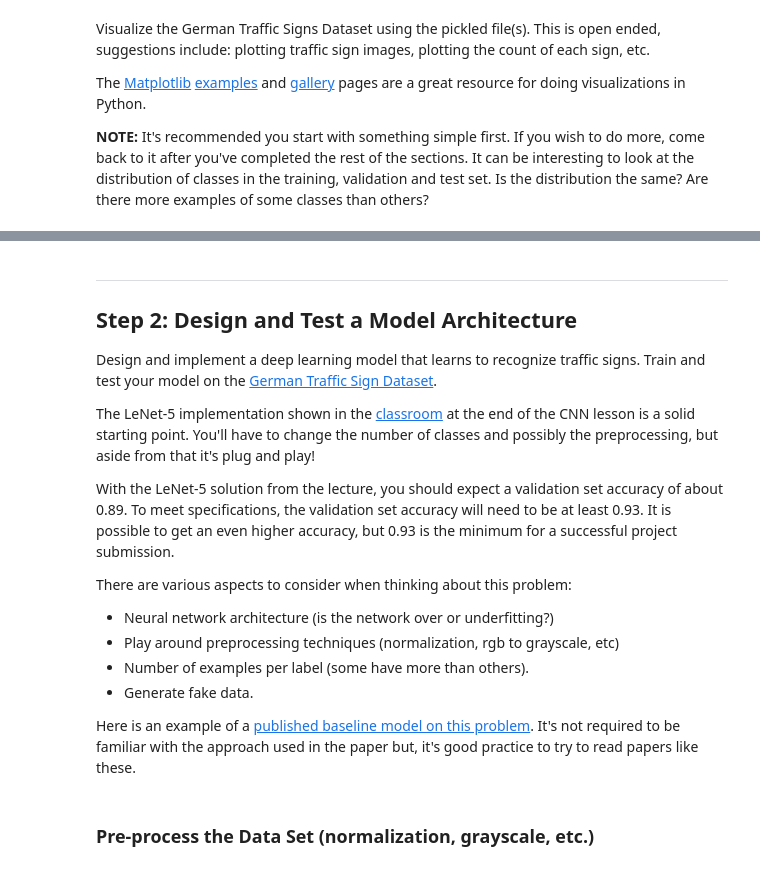
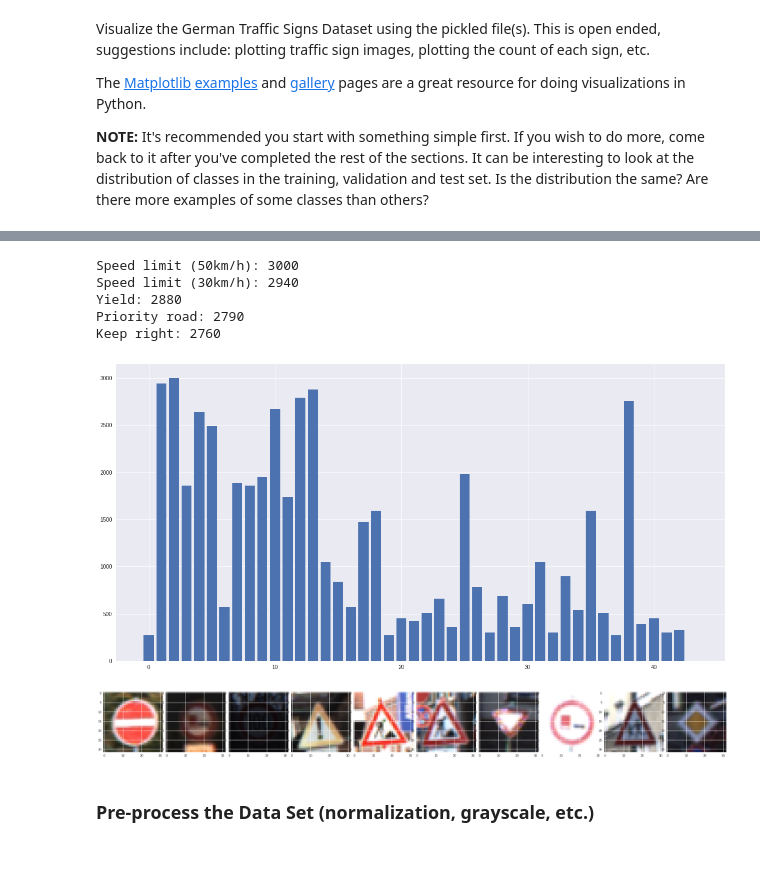
Before and after one commit to yhung119/German_Traffic_Signs_Classification, a Jupyter notebook: Traffic_Sign_Classifier.ipynb, the cells around one changed output, grey strips where cells are left out. Saved outputs shown, nothing was run; the diff lists cells and outputs as text; code cells hidden in the pictures.

```diff
--- a/Traffic_Sign_Classifier.ipynb
+++ b/Traffic_Sign_Classifier.ipynb
@@ -42,6 +42,22 @@ with open(testing_file, mode='rb') as f:
 X_train, y_train = train['features'], train['labels']
 X_valid, y_valid = valid['features'], valid['labels']
 X_test, y_test = test['features'], test['labels']
+# %%
+import numpy as np
+# combine training and validation data
+
+
+X_combine, y_combine = np.concatenate((X_train, X_valid), axis=0), np.concatenate((y_train, y_valid), axis=0)
+combined = {'features': X_combine, 'labels': y_combine}
+
+combined_file = "./traffic-signs-data/combined.p"
+with open(combined_file, mode='wb') as f:
+    pickle.dump(combined, f, protocol=pickle.HIGHEST_PROTOCOL)
+with open(combined_file, mode='rb') as f:
+    test_combined = pickle.load(f)
+
+assert np.all(test_combined['features'] == X_combine)
+assert np.all(test_combined['labels'] == y_combine)
 # %% [markdown]
 ---
 
@@ -148,22 +167,16 @@ Size: (32, 32, 3)
-# %% [markdown]
-----
-
-## Step 2: Design and Test a Model Architecture
-
-Design and implement a deep learning model that learns to recognize traffic signs. Train and test your model on the [German Traffic Sign Dataset](http://benchmark.ini.rub.de/?section=gtsrb&subsection=dataset).
-
-The LeNet-5 implementation shown in the [classroom](https://classroom.udacity.com/nanodegrees/nd013/parts/fbf77062-5703-404e-b60c-95b78b2f3f9e/modules/6df7ae49-c61c-4bb2-a23e-6527e69209ec/lessons/601ae704-1035-4287-8b11-e2c2716217ad/concepts/d4aca031-508f-4e0b-b493-e7b706120f81) at the end of the CNN lesson is a solid starting point. You'll have to change the number of classes and possibly the preprocessing, but aside from that it's plug and play!
-
-With the LeNet-5 solution from the lecture, you should expect a validation set accuracy of about 0.89. To meet specifications, the validation set accuracy will need to be at least 0.93. It is possible to get an even higher accuracy, but 0.93 is the minimum for a successful project submission.
-
-There are various aspects to consider when thinking about this problem:
-
-- Neural network architecture (is the network over or underfitting?)
-- Play around preprocessing techniques (normalization, rgb to grayscale, etc)
-- Number of examples per label (some have more than others).
-- Generate fake data.
-
-Here is an example of a [published baseline model on this problem](http://yann.lecun.com/exdb/publis/pdf/sermanet-ijcnn-11.pdf). It's not required to be familiar with the approach used in the paper but, it's good practice to try to read papers like these.
+# %%
+classes_count_visualize(np.concatenate((y_combine, y_test)))
+# %% [output]
+Speed limit (50km/h): 3000
+Speed limit (30km/h): 2940
+Yield: 2880
+Priority road: 2790
+Keep right: 2760
+[figure, added]
+# %%
+visualize_images(X_combine, y_combine)
+# %% [output]
+[figure, added]
 # %% [markdown]
 ### Pre-process the Data Set (normalization, grayscale, etc.)
 # %% [markdown]
```
Also changed, not shown: parts of 13 cells of this notebook.
